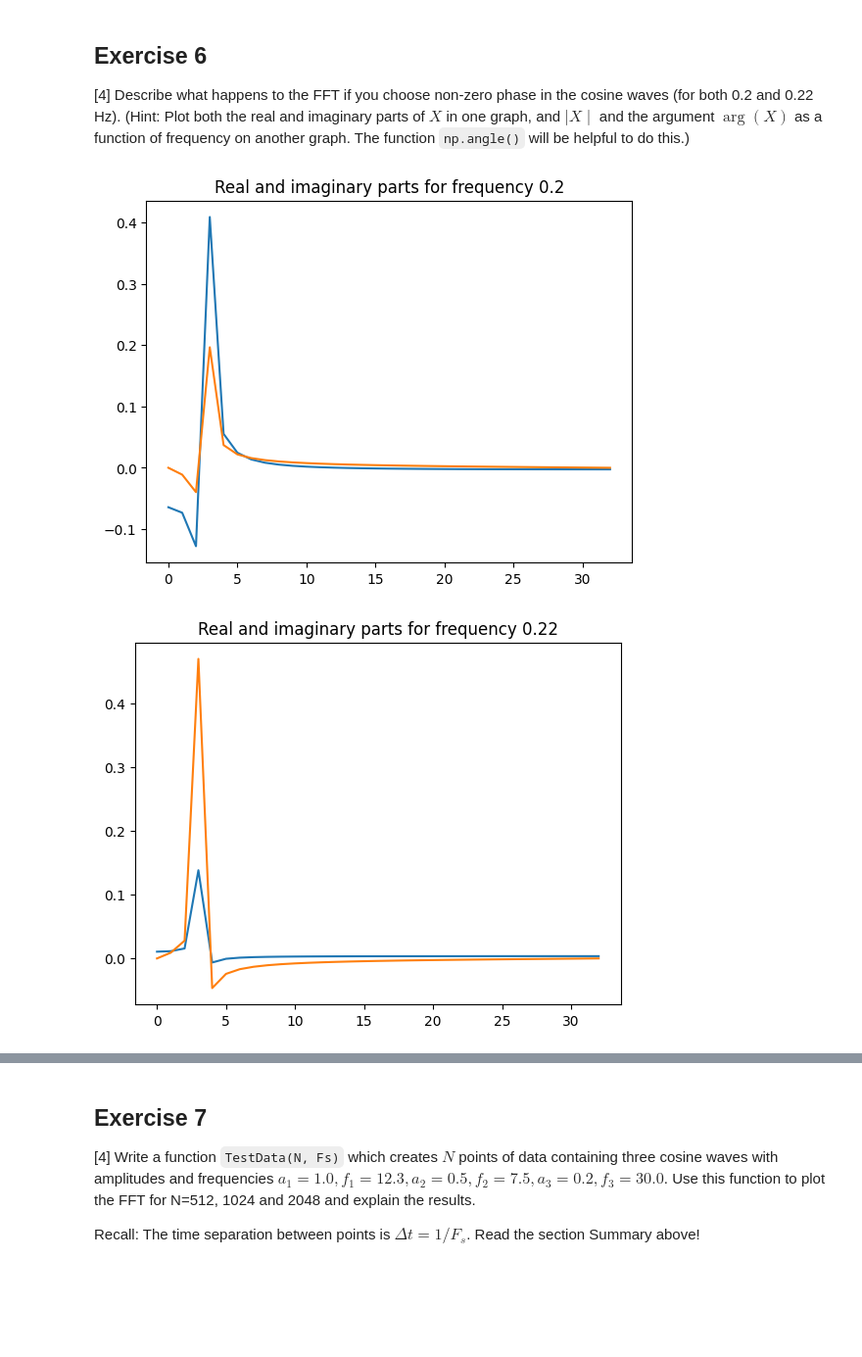
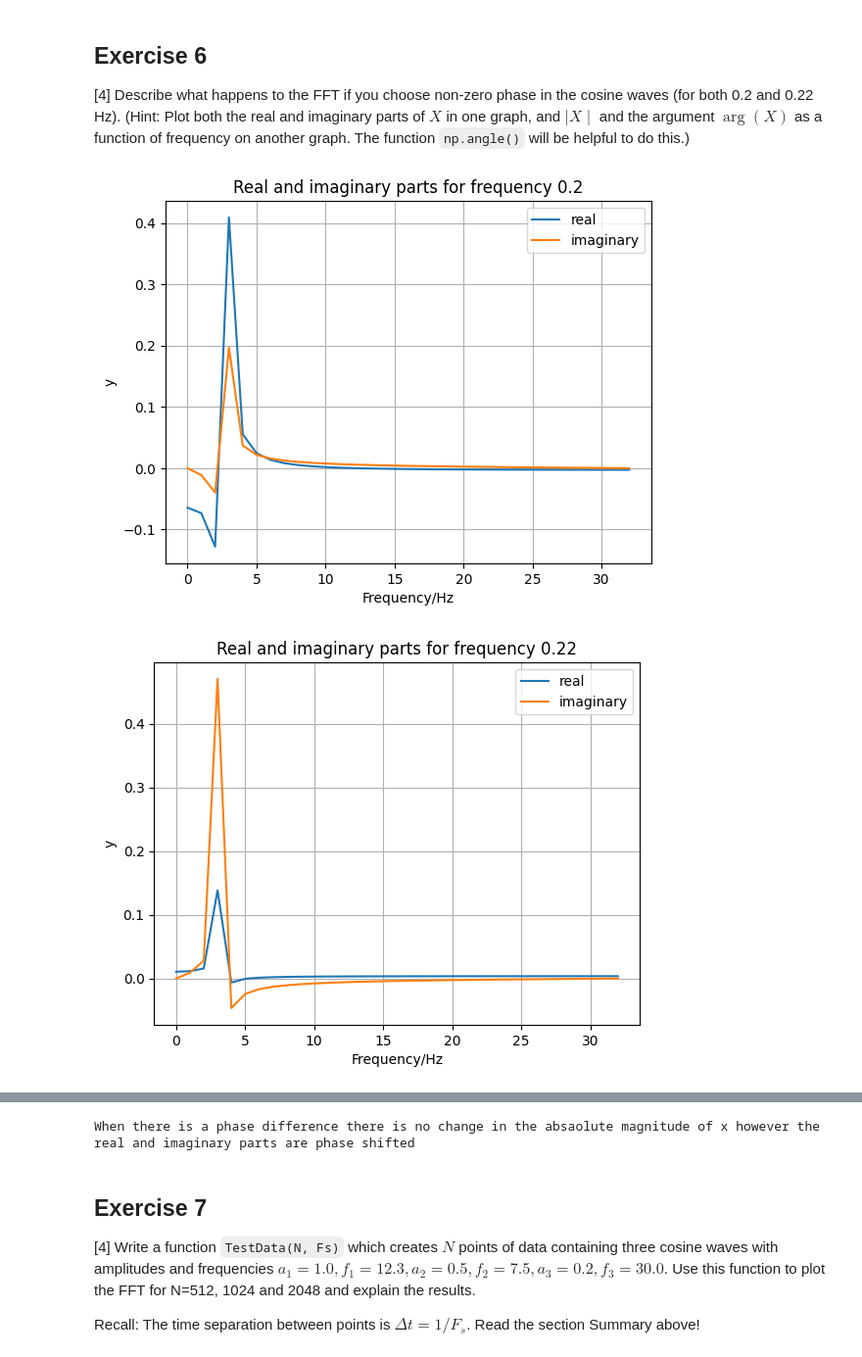
Before and after one commit to PX2145-2025/week-10-b-beckylorden, a Jupyter notebook: FFT.ipynb, the cells around one changed output, grey strips where cells are left out. Shown: that part at 98% size. Saved outputs shown, nothing was run; the diff lists cells and outputs as text; code cells hidden in the pictures; blank space fills up the shorter version.

```diff
--- a/FFT.ipynb
+++ b/FFT.ipynb
@@ -586,45 +606,64 @@ def Spectrum1(x, Fs):
     # X is complex array of amplitudes
     return frq , X
 
+#defining parameters
 N = 64
 tau = 14
 Fs = N/tau
 t = np.linspace(0,tau, N, endpoint=False)
 phase_difference = np.pi/3
 
 #for frequency 0.2
 f = 0.2 # frequency in Hz
 x = np.cos(2*np.pi*f*t+phase_difference) # create x array, amplitude 1.0
 freq, X = Spectrum1(x,Fs)
 
 #for frequency 0.22
 f2 = 0.22 # frequency in Hz
 x2 = np.cos(2*np.pi*f2*t+phase_difference) # create x array, amplitude 1.0
 freq2, X2 = Spectrum1(x2,Fs)
 
 #plotting real and imaginary parts for frequency 0.2
-plt.plot(X.real)
-plt.plot(X.imag)
+plt.plot(X.real, label='real')
+plt.plot(X.imag, label='imaginary')
 plt.title("Real and imaginary parts for frequency 0.2")
+plt.xlabel("Frequency/Hz")
+plt.ylabel("y")
+plt.legend()
+plt.grid()
 plt.show()
 
 #plotting real and imaginary parts for frequency 0.22
-plt.plot(X2.real)
-plt.plot(X2.imag)
+plt.plot(X2.real, label='real')
+plt.plot(X2.imag, label='imaginary')
 plt.title("Real and imaginary parts for frequency 0.22")
+plt.xlabel("Frequency/Hz")
+plt.ylabel("y")
+plt.legend()
+plt.grid()
 plt.show()
 
 #plotting X and arguement of X against frequency for 0.2
-plt.plot(freq, np.abs(X))
+plt.plot(freq, np.abs(X),label='|X|')
+plt.plot(freq, np.angle(X),label='argument')
 plt.title("X and arguement of X for 0.2")
-plt.plot(freq, np.angle(X))
+plt.xlabel("Frequency/Hz")
+plt.ylabel("y")
+plt.legend()
+plt.grid()
 plt.show()
 
 #plotting X and arguement of X against frequency for 0.22
-plt.plot(freq2, np.abs(X2))
-plt.plot(freq2, np.angle(X2))
+plt.plot(freq2, np.abs(X2), label='|X|')
+plt.plot(freq2, np.angle(X2), label='argument')
 plt.title("X and arguement of X for 0.22")
+plt.xlabel("Frequency/Hz")
+plt.ylabel("y")
+plt.legend()
+plt.grid()
 plt.show()
+
+print("When there is a phase difference there is no change in the absaolute magnitude of x however the real and imaginary parts are phase shifted")
 # %% [output]
-[figure, old version]
+[figure, new version]
-[figure, old version]
+[figure, new version]
@@ -633,3 +672,4 @@ plt.show()
+When there is a phase difference there is no change in the absaolute magnitude of x however the real and imaginary parts are phase shifted
 # %% [markdown]
 ## Exercise 7
 
```
Also changed, not shown: parts of 5 cells of this notebook.
